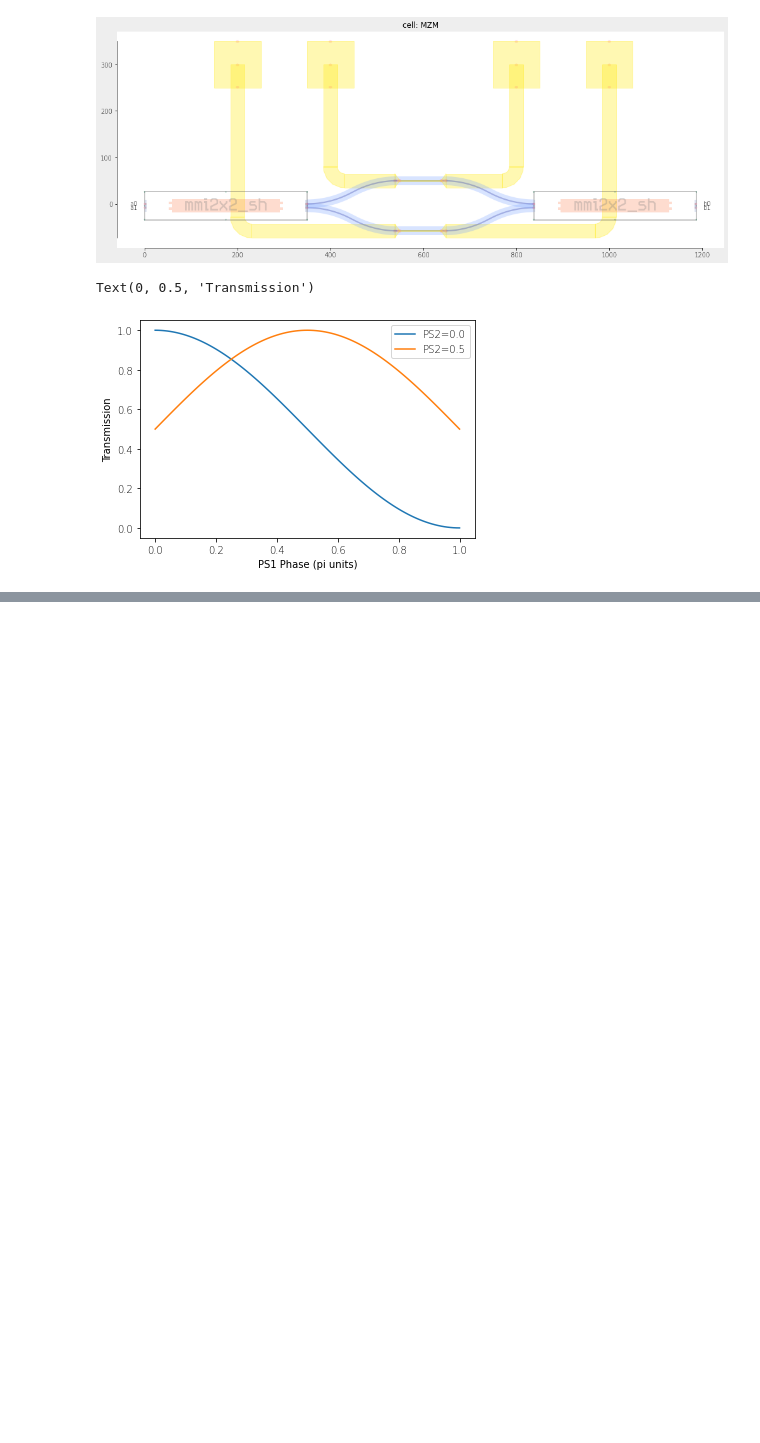
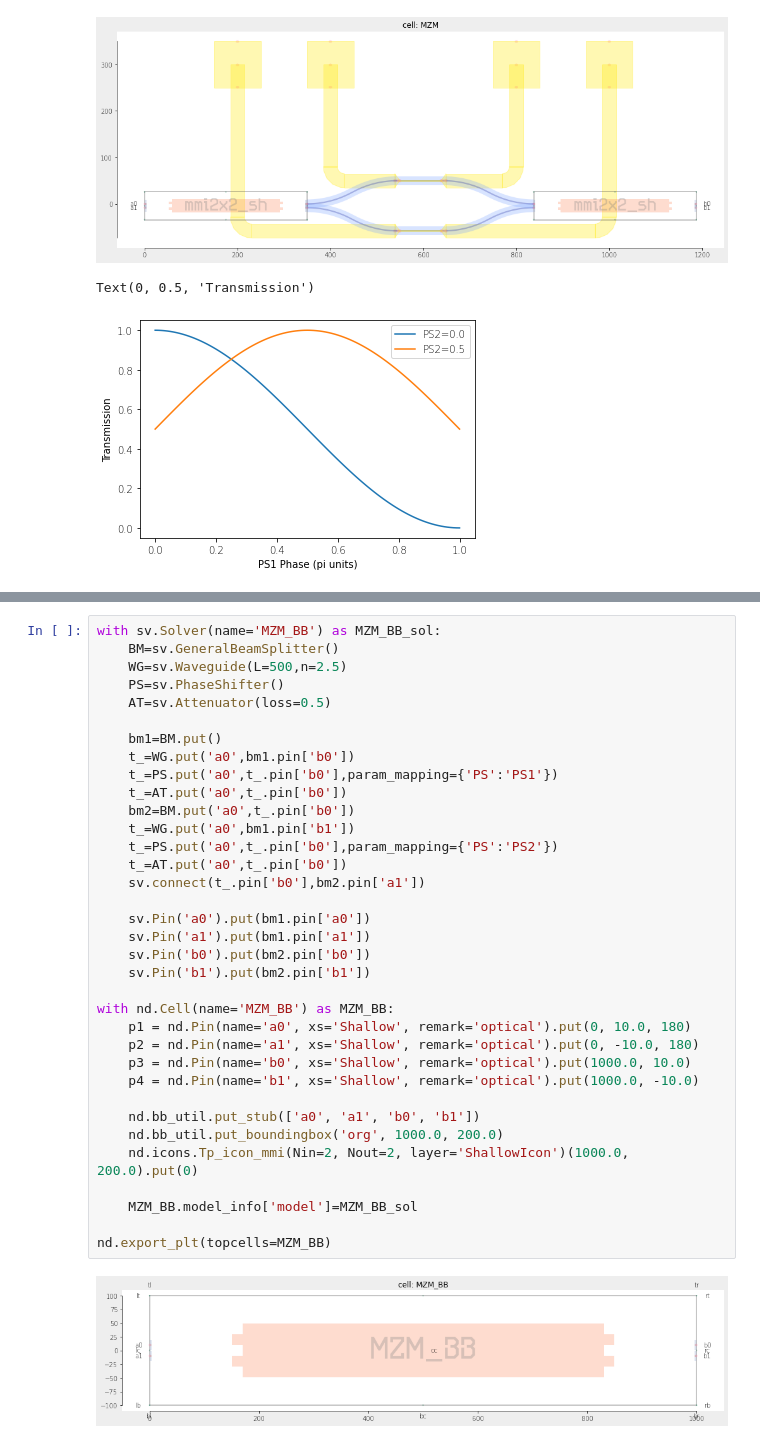
Before and after one commit to mpasson/lekkersim, a Jupyter notebook: jupiter/Nazca Integration.ipynb, the cells around one changed output, grey strips where cells are left out. Saved outputs shown, nothing was run; the diff lists cells and outputs as text; blank space fills up the shorter version.

```diff
--- a/jupiter/Nazca Integration.ipynb
+++ b/jupiter/Nazca Integration.ipynb
@@ -438,0 +418,37 @@ Connection of solver:                  Solver of IQ (id=139725343798160))
+# %%
+with sv.Solver(name='MZM_BB') as MZM_BB_sol:
+    BM=sv.GeneralBeamSplitter()
+    WG=sv.Waveguide(L=500,n=2.5)
+    PS=sv.PhaseShifter()
+    AT=sv.Attenuator(loss=0.5)
+
+    bm1=BM.put()
+    t_=WG.put('a0',bm1.pin['b0'])
+    t_=PS.put('a0',t_.pin['b0'],param_mapping={'PS':'PS1'})
+    t_=AT.put('a0',t_.pin['b0'])
+    bm2=BM.put('a0',t_.pin['b0'])
+    t_=WG.put('a0',bm1.pin['b1'])
+    t_=PS.put('a0',t_.pin['b0'],param_mapping={'PS':'PS2'})
+    t_=AT.put('a0',t_.pin['b0'])
+    sv.connect(t_.pin['b0'],bm2.pin['a1'])
+
+    sv.Pin('a0').put(bm1.pin['a0'])
+    sv.Pin('a1').put(bm1.pin['a1'])
+    sv.Pin('b0').put(bm2.pin['b0'])
+    sv.Pin('b1').put(bm2.pin['b1'])
+
+with nd.Cell(name='MZM_BB') as MZM_BB:
+    p1 = nd.Pin(name='a0', xs='Shallow', remark='optical').put(0, 10.0, 180)
+    p2 = nd.Pin(name='a1', xs='Shallow', remark='optical').put(0, -10.0, 180)
+    p3 = nd.Pin(name='b0', xs='Shallow', remark='optical').put(1000.0, 10.0)
+    p4 = nd.Pin(name='b1', xs='Shallow', remark='optical').put(1000.0, -10.0)
+
+    nd.bb_util.put_stub(['a0', 'a1', 'b0', 'b1'])
+    nd.bb_util.put_boundingbox('org', 1000.0, 200.0)
+    nd.icons.Tp_icon_mmi(Nin=2, Nout=2, layer='ShallowIcon')(1000.0, 200.0).put(0)
+
+    MZM_BB.model_info['model']=MZM_BB_sol
+
+nd.export_plt(topcells=MZM_BB)
+# %% [output]
+[figure, added]
```
Also changed, not shown: parts of 15 cells of this notebook, 1 other file.
